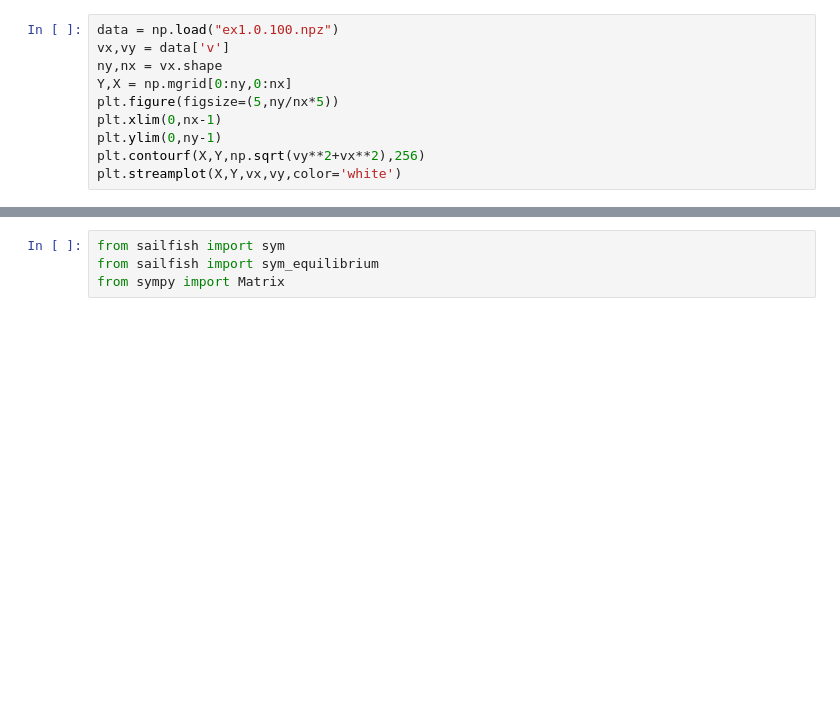
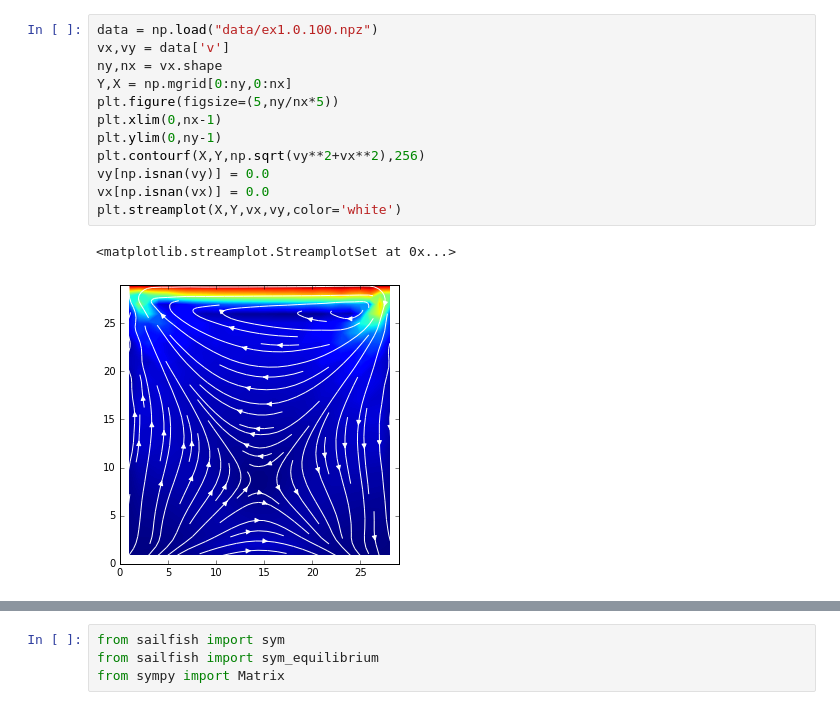
Before and after one commit to marcinofulus/LBM_tutorial, a Jupyter notebook: LBM_tutorial02.ipynb, the cells around one changed output, grey strips where cells are left out. Cells and saved outputs as stored; diff of their text form; blank space fills up the shorter version.

```diff
--- a/LBM_tutorial02.ipynb
+++ b/LBM_tutorial02.ipynb
@@ -56,12 +105,17 @@ plt.contourf(X,Y,dists[8,:,:],256)
 # %%
-data = np.load("ex1.0.100.npz")
+data = np.load("data/ex1.0.100.npz")
 vx,vy = data['v']
 ny,nx = vx.shape
 Y,X = np.mgrid[0:ny,0:nx]
 plt.figure(figsize=(5,ny/nx*5))
 plt.xlim(0,nx-1)
 plt.ylim(0,ny-1)
 plt.contourf(X,Y,np.sqrt(vy**2+vx**2),256)
+vy[np.isnan(vy)] = 0.0
+vx[np.isnan(vx)] = 0.0
 plt.streamplot(X,Y,vx,vy,color='white')
+# %% [output]
+<matplotlib.streamplot.StreamplotSet at 0x...>
+[figure, added]
 # %%
 vx[27,15],dists[:,27,15]
```
Also changed, not shown: parts of 40 cells of this notebook, 8 other files.
